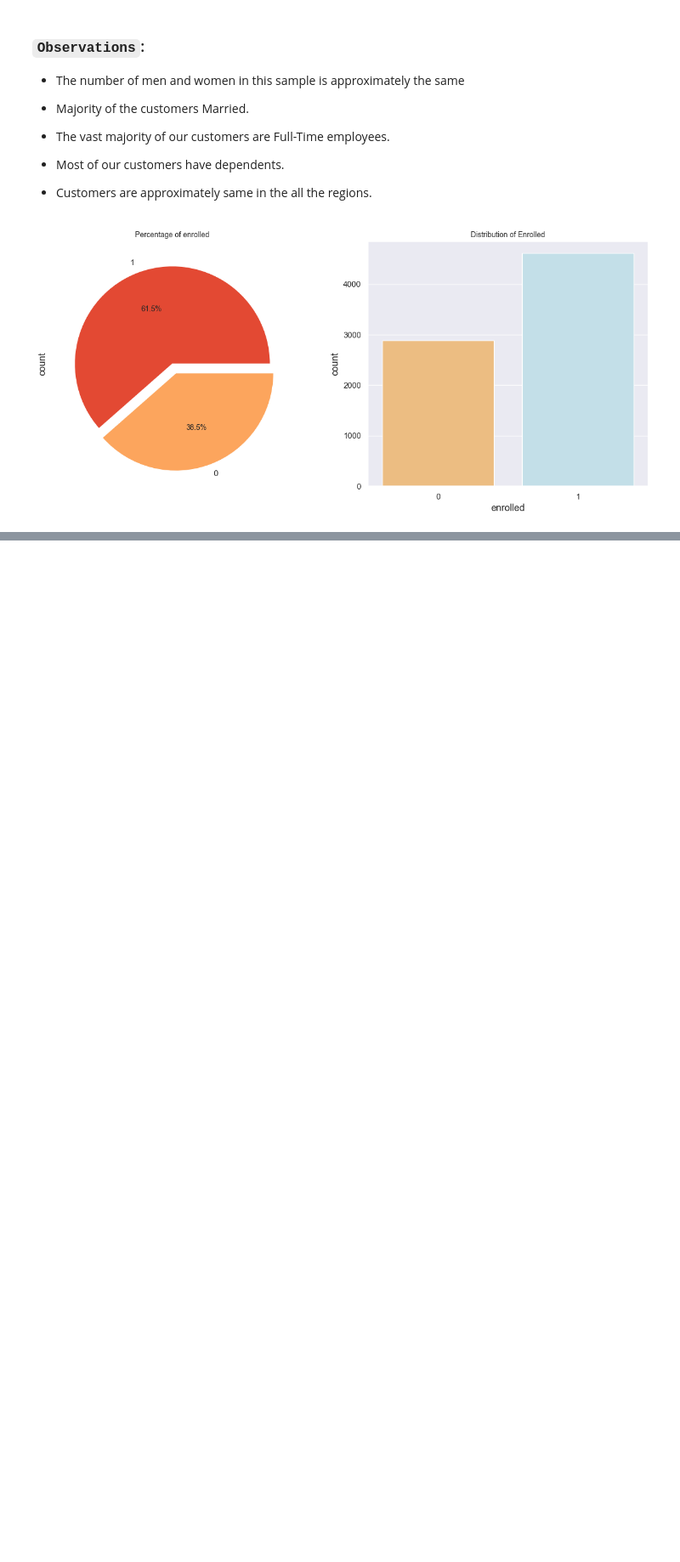
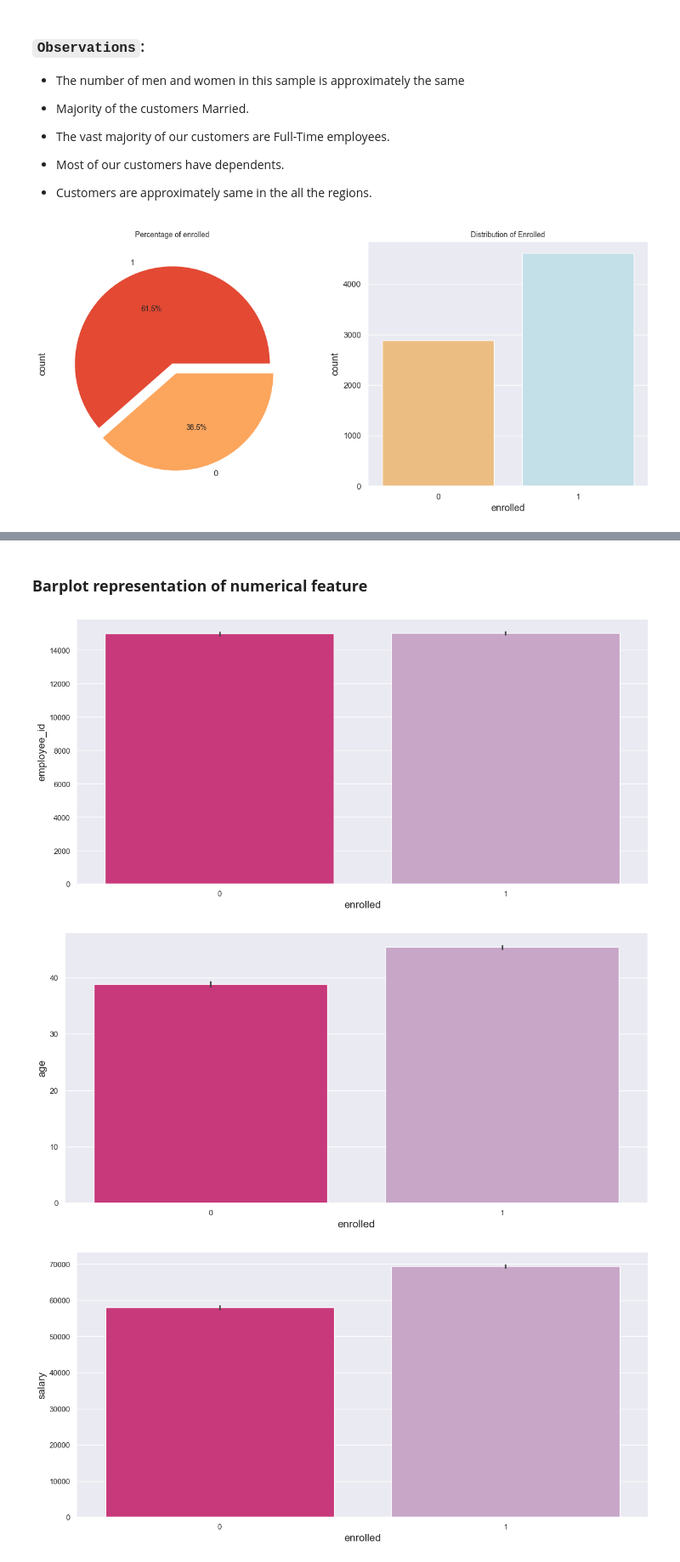
Before and after one commit to tharani001/Insurance-enrollment-prediction, a Jupyter notebook: notebooks/inference.ipynb, the cells around one changed output, grey strips where cells are left out. Shown at 85% size. Drawn from its saved outputs; the diff is of its cells as text; code cells hidden in the pictures; blank space fills up the shorter version.

```diff
--- a/notebooks/inference.ipynb
+++ b/notebooks/inference.ipynb
@@ -313,0 +360,16 @@ plt.show()
+# %% [markdown]
+### **Barplot representation of numerical feature**
+# %%
+#Plotting the barplot of numerical features
+sns.set(rc={'figure.figsize':(15,7),
+            "font.size":10,
+            "axes.titlesize":10,
+            "axes.labelsize":15},
+             style="darkgrid")
+for i in numeric_cols:
+    sns.barplot(data=train_df,x='enrolled',y=i,palette='PuRd_r')
+    plt.show()
+# %% [output]
+[figure, added]
+[figure, added]
+[figure, added]
```
Also changed, not shown: parts of 13 cells of this notebook.
